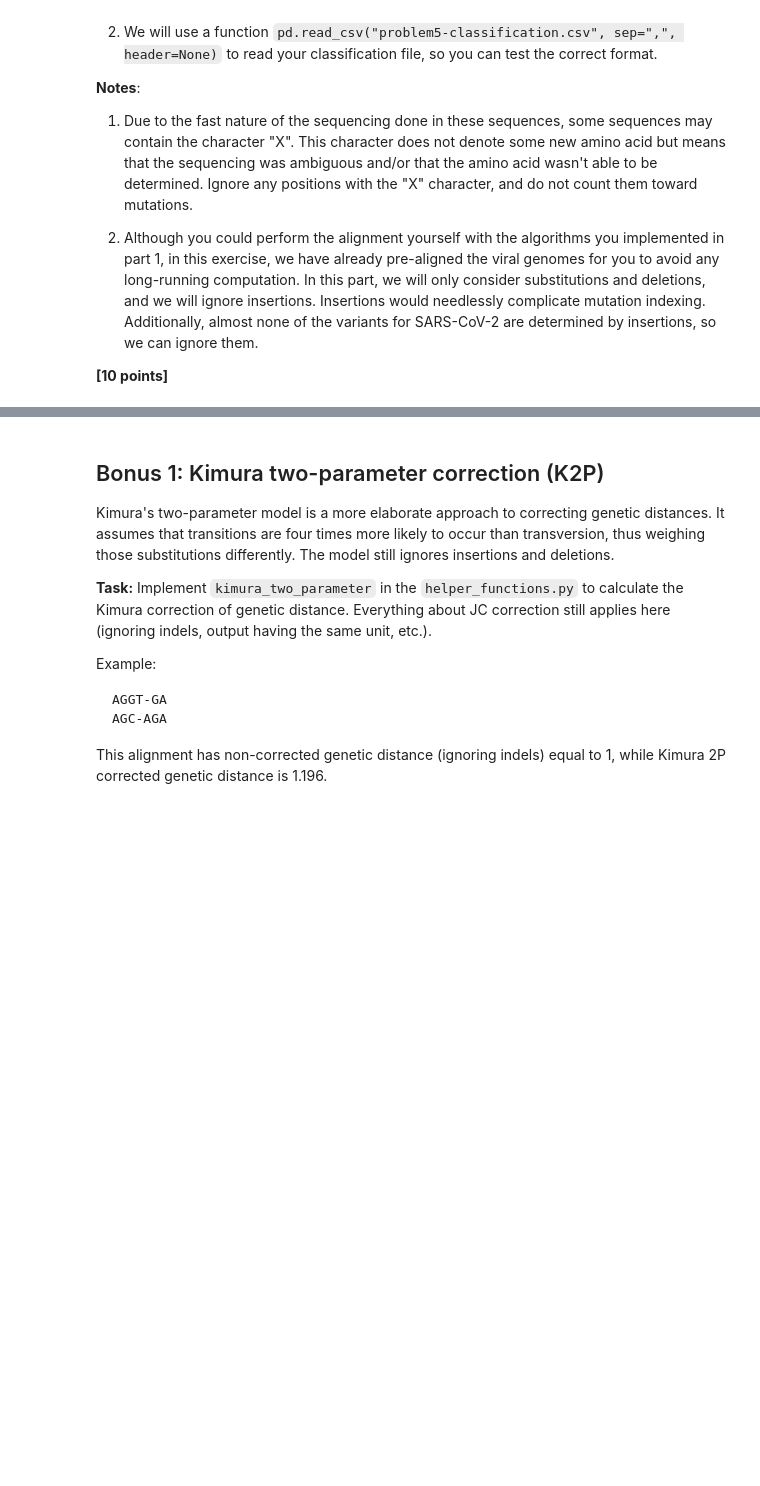
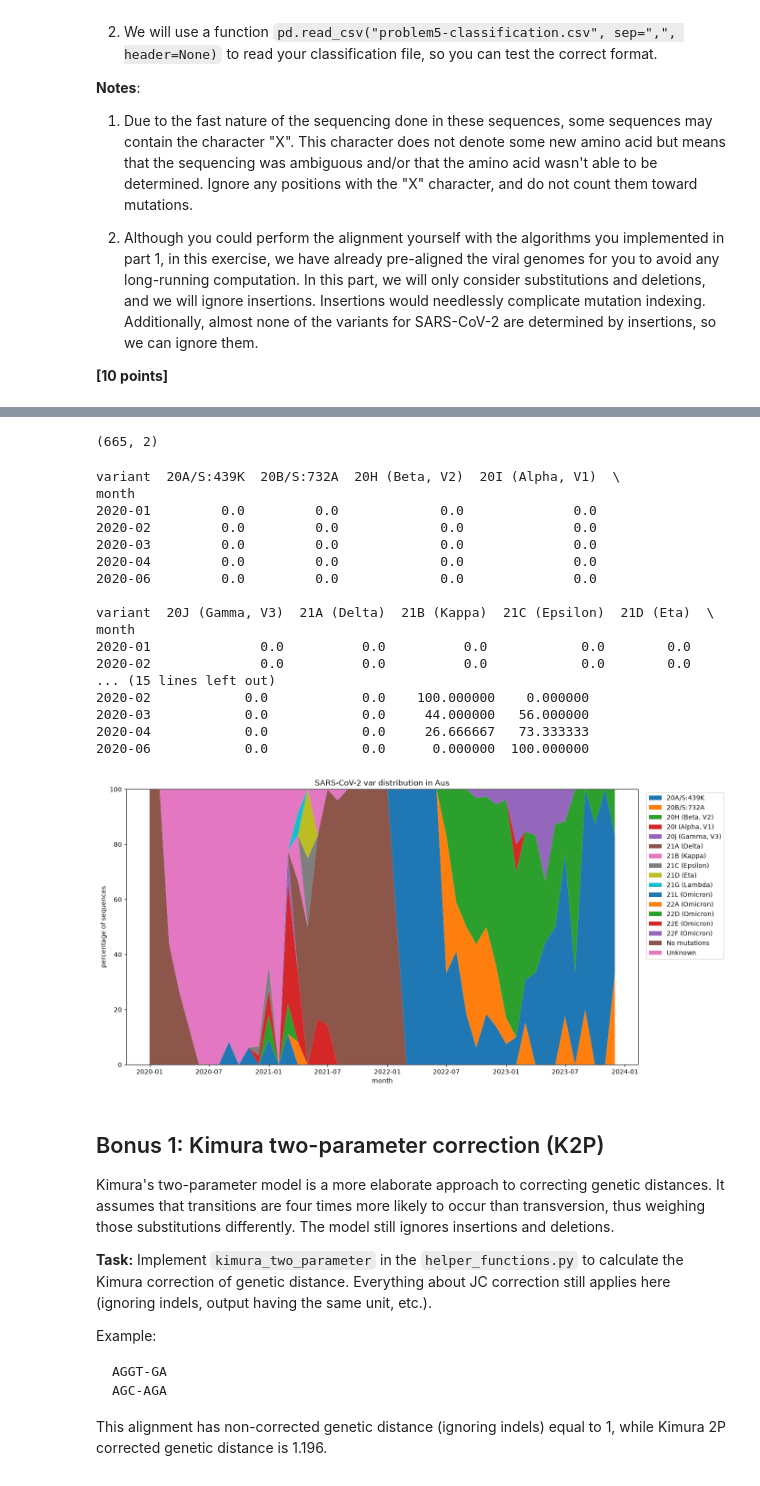
Before and after one commit to mattify05/assign_viral_evo, a Jupyter notebook: viral_evo_workbook.ipynb, the cells around one changed output, grey strips where cells are left out. Cells and saved outputs as stored; diff of their text form; code cells hidden in the pictures; blank space fills up the shorter version.

```diff
--- a/viral_evo_workbook.ipynb
+++ b/viral_evo_workbook.ipynb
@@ -650,3 +742,81 @@ def mutation_matches(sequence, mutation):
+# %%
+classification = []
+
+for r in spike_records:
+
+    accession = r.id.split("|")[0]
+    sequence = str(r.seq)
+
+    variant = classify_seq(sequence, ref_spike, variant_definitions)
+
+    classification.append([accession, variant])
+
+
+classification_df = pd.DataFrame(classification)
+
+classification_df.to_csv("problem5-classification.csv", index=False, header=False)
+# %% [output]
+(665, 2)
+# %%
+plot_data = []
+
+for r, res in zip(spike_records, classification):
+    accession = res[0]
+    var = res[1]
+
+    date = pd.to_datetime(r.description.split("|")[-2])
+
+    plot_data.append([accession, date, var])
+
+var_df = pd.DataFrame(plot_data, columns=["accession", "date", "variant"])
+
+var_df["month"] = (var_df["date"].dt.to_period("M"))
+
+monthly_counts = (var_df.groupby(["month", "variant"]).size().unstack(fill_value=0))
+
+monthly_percentage = (monthly_counts.div(monthly_counts.sum(axis=1), axis=0) * 100)
+
+print(monthly_percentage.head())
+
+
+months = (monthly_percentage.index.to_timestamp())
+
+plt.figure(figsize=(14, 7))
+
+plt.stackplot(months, *[monthly_percentage[column].values for column in monthly_percentage.columns], labels=monthly_percentage.columns)
+
+plt.xlabel("month")
+plt.ylabel("percentage of sequences")
+plt.title("SARS-CoV-2 var distribution in Aus")
+
+plt.ylim(0, 100)
+
+plt.legend(loc="upper left", bbox_to_anchor=(1.01, 1))
+
+plt.tight_layout()
+
+plt.savefig("problem5.svg", bbox_inches="tight")
+
+plt.show()
+# %% [output]
+variant  20A/S:439K  20B/S:732A  20H (Beta, V2)  20I (Alpha, V1)  \
+month
+2020-01         0.0         0.0             0.0              0.0
+2020-02         0.0         0.0             0.0              0.0
+2020-03         0.0         0.0             0.0              0.0
+2020-04         0.0         0.0             0.0              0.0
+2020-06         0.0         0.0             0.0              0.0
+
+variant  20J (Gamma, V3)  21A (Delta)  21B (Kappa)  21C (Epsilon)  21D (Eta)  \
+month
+2020-01              0.0          0.0          0.0            0.0        0.0
+2020-02              0.0          0.0          0.0            0.0        0.0
+... (15 lines left out)
+2020-02            0.0            0.0    100.000000    0.000000
+2020-03            0.0            0.0     44.000000   56.000000
+2020-04            0.0            0.0     26.666667   73.333333
+2020-06            0.0            0.0      0.000000  100.000000
+[figure, added]
 # %% [markdown]
 ## Bonus 1: Kimura two-parameter correction (K2P)
 
```
Also changed, not shown: parts of 2 cells of this notebook, 2 other files.
